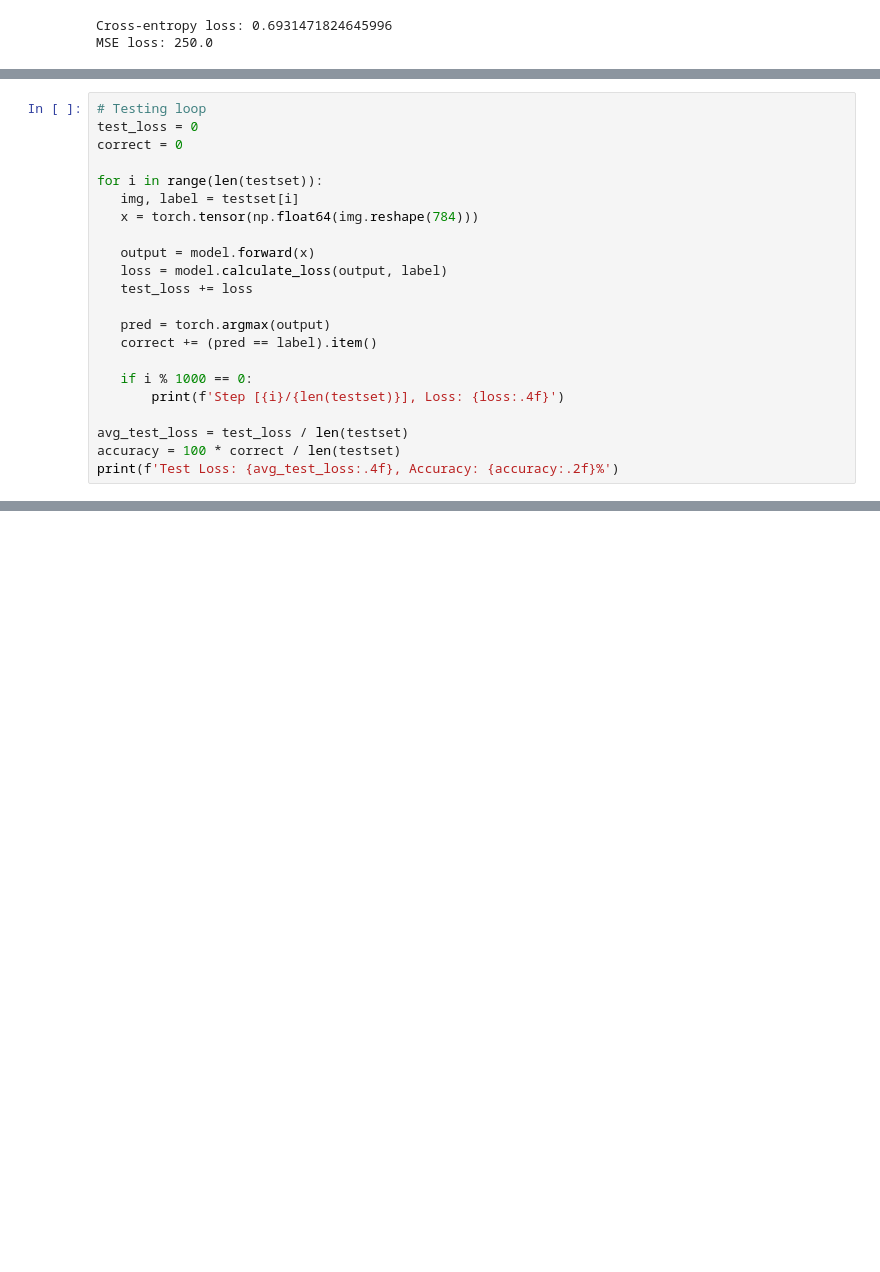
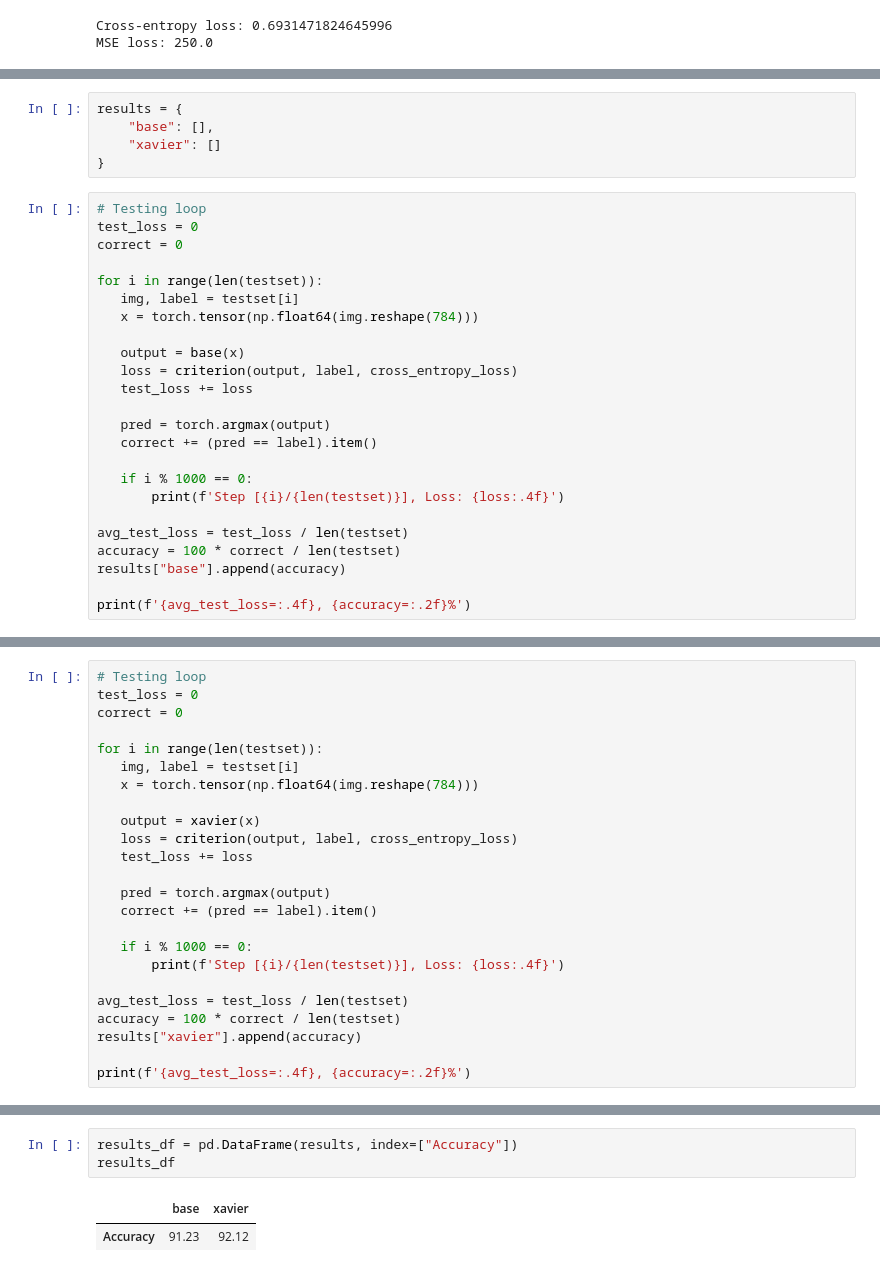
Before and after one commit to adrianlamdev/mnist-classifier, a Jupyter notebook: notebooks/mnist_classifier_mlp.ipynb, the cells around one changed output, grey strips where cells are left out. Saved outputs shown, nothing was run; the diff lists cells and outputs as text; blank space fills up the shorter version.

```diff
--- a/notebooks/mnist_classifier_mlp.ipynb
+++ b/notebooks/mnist_classifier_mlp.ipynb
@@ -216,3 +302,8 @@ plt.plot(all_losses)
+# %%
+results = {
+    "base": [],
+    "xavier": []
+}
 # %%
 # Testing loop
 test_loss = 0
@@ -222,8 +313,8 @@ for i in range(len(testset)):
    img, label = testset[i]
    x = torch.tensor(np.float64(img.reshape(784)))
 
-   output = model.forward(x)
-   loss = model.calculate_loss(output, label)
+   output = base(x)
+   loss = criterion(output, label, cross_entropy_loss)
    test_loss += loss
 
    pred = torch.argmax(output)
@@ -234,6 +325,8 @@ for i in range(len(testset)):
 
 avg_test_loss = test_loss / len(testset)
 accuracy = 100 * correct / len(testset)
-print(f'Test Loss: {avg_test_loss:.4f}, Accuracy: {accuracy:.2f}%')
+results["base"].append(accuracy)
+
+print(f'{avg_test_loss=:.4f}, {accuracy=:.2f}%')
 # %% [output]
 Step [0/10000], Loss: 0.0042
@@ -249,0 +343,24 @@ Test Loss: 0.3046, Accuracy: 91.25%
+# %%
+# Testing loop
+test_loss = 0
+correct = 0
+
+for i in range(len(testset)):
+   img, label = testset[i]
+   x = torch.tensor(np.float64(img.reshape(784)))
+
+   output = xavier(x)
+   loss = criterion(output, label, cross_entropy_loss)
+   test_loss += loss
+
+   pred = torch.argmax(output)
+   correct += (pred == label).item()
+
+   if i % 1000 == 0:
+       print(f'Step [{i}/{len(testset)}], Loss: {loss:.4f}')
+
+avg_test_loss = test_loss / len(testset)
+accuracy = 100 * correct / len(testset)
+results["xavier"].append(accuracy)
+
+print(f'{avg_test_loss=:.4f}, {accuracy=:.2f}%')
@@ -250,3 +379,9 @@ Test Loss: 0.3046, Accuracy: 91.25%
+# %%
+results_df = pd.DataFrame(results, index=["Accuracy"])
+results_df
+# %% [output]
+|  | base | xavier |
+| Accuracy | 91.23 | 92.12 |
 # %%
 # Let's use the original sample images
 show_imgs(sample_imgs)
```
Also changed, not shown: parts of 12 cells of this notebook.
